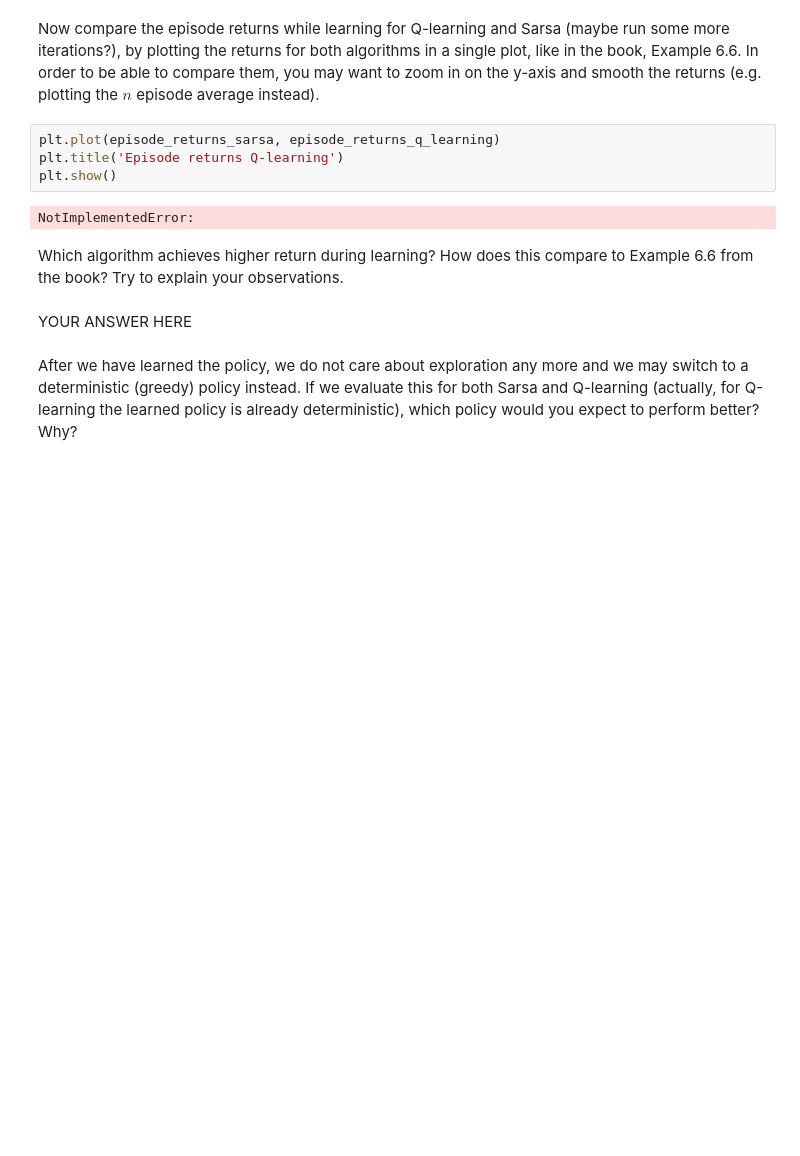
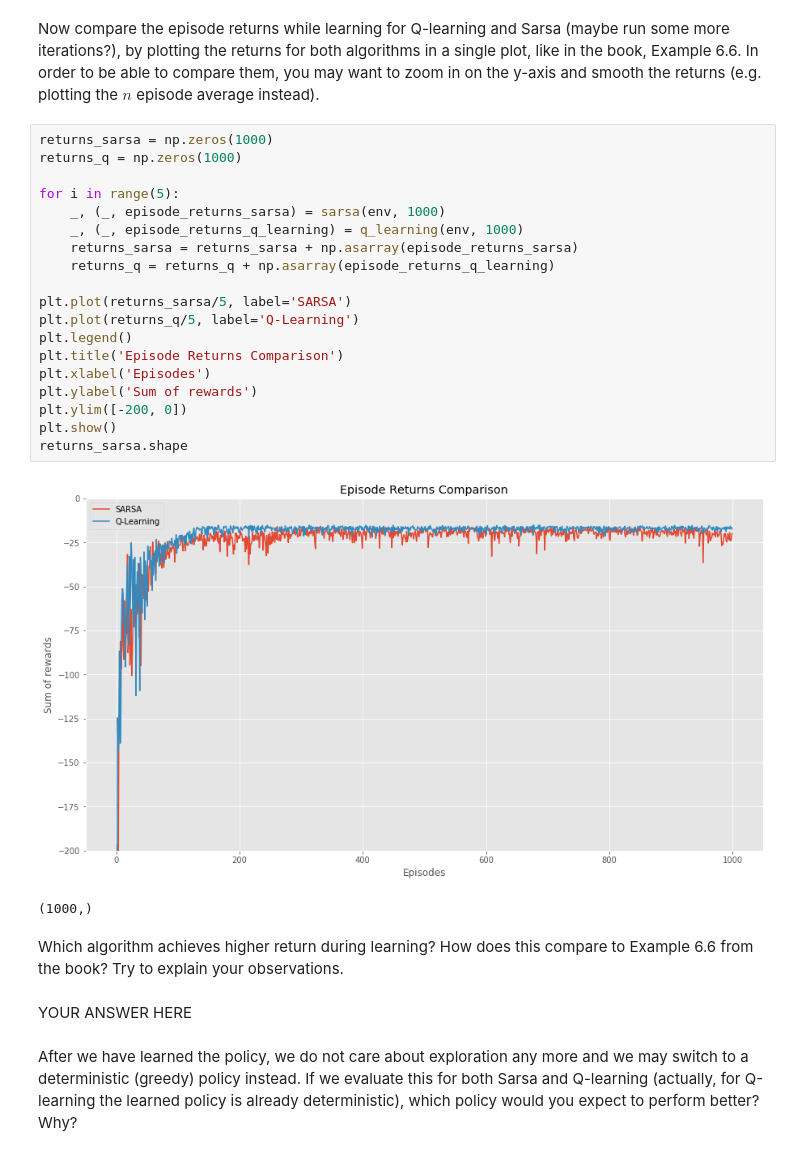
Before and after one commit to Melika-Ayoughi/RL, a Jupyter notebook: Labs/lab2/Dávid Kuric_Tim Bakker_12224855_12166510_lab2.ipynb, the cells around one changed output. Cells and saved outputs as stored; diff of their text form; blank space fills up the shorter version.

```diff
--- a/Labs/lab2/Dávid Kuric_Tim Bakker_12224855_12166510_lab2.ipynb
+++ b/Labs/lab2/Dávid Kuric_Tim Bakker_12224855_12166510_lab2.ipynb
@@ -207,11 +214,27 @@ plt.show()
 # %% [markdown]
 Now compare the episode returns while learning for Q-learning and Sarsa (maybe run some more iterations?), by plotting the returns for both algorithms in a single plot, like in the book, Example 6.6. In order to be able to compare them, you may want to zoom in on the y-axis and smooth the returns (e.g. plotting the $n$ episode average instead).
-# %%
-plt.plot(episode_returns_sarsa, episode_returns_q_learning)
-plt.title('Episode returns Q-learning')
-plt.show()
-# %% [output]
-NotImplementedError:
+# %%
+returns_sarsa = np.zeros(1000)
+returns_q = np.zeros(1000)
+
+for i in range(5):
+    _, (_, episode_returns_sarsa) = sarsa(env, 1000)
+    _, (_, episode_returns_q_learning) = q_learning(env, 1000)
+    returns_sarsa = returns_sarsa + np.asarray(episode_returns_sarsa)
+    returns_q = returns_q + np.asarray(episode_returns_q_learning)
+
+plt.plot(returns_sarsa/5, label='SARSA')
+plt.plot(returns_q/5, label='Q-Learning')
+plt.legend()
+plt.title('Episode Returns Comparison')
+plt.xlabel('Episodes')
+plt.ylabel('Sum of rewards')
+plt.ylim([-200, 0])
+plt.show()
+returns_sarsa.shape
+# %% [output]
+[figure, added]
+(1000,)
 # %% [markdown]
 Which algorithm achieves higher return during learning? How does this compare to Example 6.6 from the book? Try to explain your observations.
 # %% [markdown]
```
Also changed, not shown: parts of 7 cells of this notebook.
